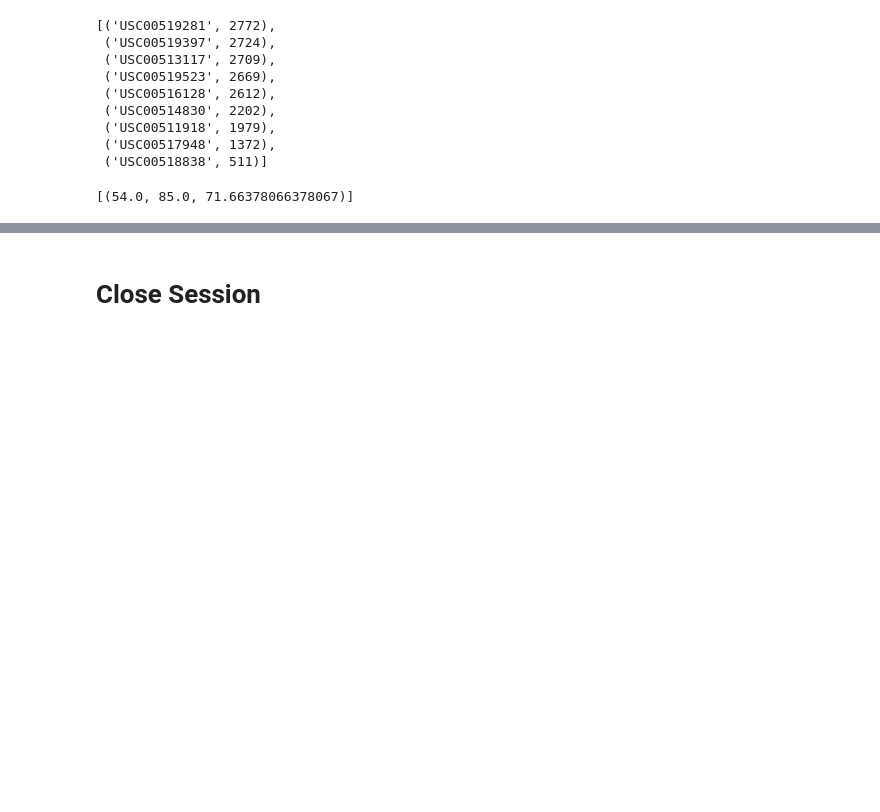
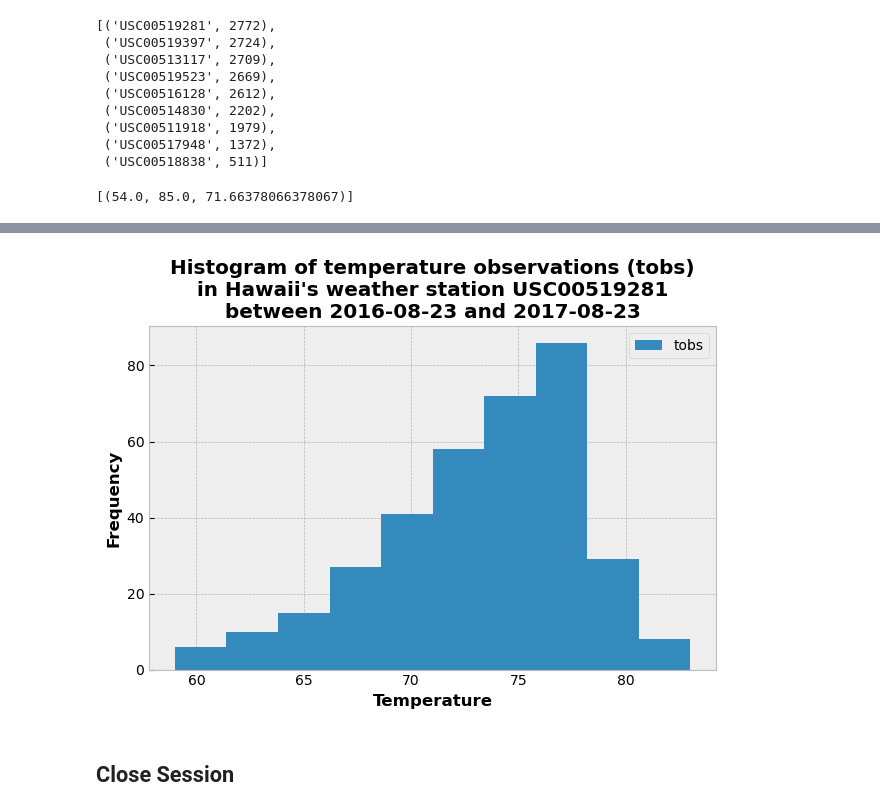
Before and after one commit to tsbarr/sqlalchemy-challenge, a Jupyter notebook: SurfsUp/climate_starter.ipynb, the cells around one changed output, grey strips where cells are left out. Cells and saved outputs as stored; diff of their text form; code cells hidden in the pictures; blank space fills up the shorter version.

```diff
--- a/SurfsUp/climate_starter.ipynb
+++ b/SurfsUp/climate_starter.ipynb
@@ -165,5 +280,21 @@ Text(0, 0.5, 'Inches')
  ('USC00518838', 511)]
 # %%
 # Using the most active station id from the previous query, calculate the lowest, highest, and average temperature.
+
+# Get the most active station
+most_active_station = station_activity[0][0]
+
+# Get min, max and average tobs for most_active_station
+most_active_station_summary = (session
+    .query(
+        func.min(Measurement.tobs),
+        func.max(Measurement.tobs),
+        func.avg(Measurement.tobs)
+    )
+    .filter(Measurement.station == most_active_station)
+    .group_by(Measurement.station)
+    .all()
+)
+most_active_station_summary
 # %% [output]
 [(54.0, 85.0, 71.66378066378067)]
@@ -176,5 +301,36 @@ Text(0.5, 4.183333333333314, 'Temperature')
+# %%
+# Using the most active station id
+# Query the last 12 months of temperature observation data for this station and plot the results as a histogram
+most_active_station_tobs = (session
+                .query(Measurement.tobs)
+                .filter(Measurement.date >= lower_limit_date)
+                .filter(Measurement.station == most_active_station)
+                .all()
+                )
+
+# Generate histogram
+fig, ax = plt.subplots()
+pd.DataFrame(most_active_station_tobs).plot.hist(ax=ax)
+# Add and format title, x and y labels
+ax.set_xlabel('Temperature', fontdict=bold_font)
+ax.set_ylabel('Frequency', fontdict=bold_font)
+ax.set_title(
+    f"Histogram of temperature observations (tobs)\n" +
+    f"in Hawaii's weather station {most_active_station}\n" +
+    f"between {lower_limit_date} and {most_recent_date}",
+    fontdict=bold_font
+)
+
+# Add grid behind
+ax.grid(True)
+ax.set_axisbelow(True)
+
+fig.tight_layout()
+plt.show()
+# %% [output]
+[figure, added]
 # %% [markdown]
-# Close Session
+## Close Session
 # %%
 # Close Session
 session.close()
```
Also changed, not shown: parts of 23 cells of this notebook, 1 other file.
